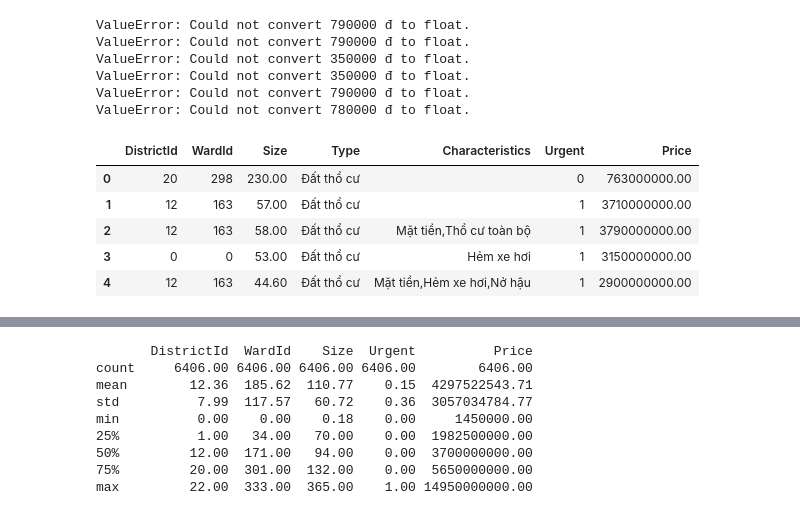
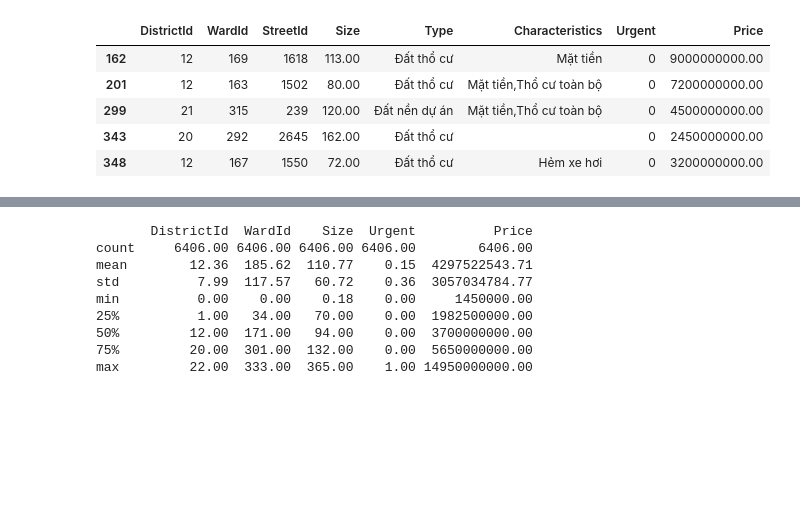
Before and after one commit to NND24/realEstatePredict, a Jupyter notebook: nhaTotPredict/dat/DuDoanDat.ipynb, the cells around one changed output, grey strips where cells are left out. Cells and saved outputs as stored; diff of their text form; code cells hidden in the pictures; blank space fills up the shorter version.

```diff
--- a/nhaTotPredict/dat/DuDoanDat.ipynb
+++ b/nhaTotPredict/dat/DuDoanDat.ipynb
@@ -400,20 +3473,16 @@ df1.head()
 
 # Handle 'location' column if it exists
 if 'address' in df1.columns:
-    # Xóa các giá trị NaN trong cột 'address'
-    df1 = df1.dropna(subset=['address'])
-
-    # Xóa các giá trị kiểu float hoặc không phải chuỗi trong cột 'address'
-    df1 = df1[df1['address'].apply(lambda x: isinstance(x, str))]
-
     # Filter out rows where 'address' contains 'Cập nhật'
     df1 = df1[~df1['address'].str.contains('Cập nhật', case=False, na=False)]
 
     # Split the 'address' into multiple parts based on ', ' and take the last two columns (district and province)
-    df1[['ward','district', 'province']] = df1['address'].apply(lambda x: pd.Series(x.split(', ')[-3:]))
+    df1[['street','ward','district', 'province']] = df1['address'].apply(lambda x: pd.Series(x.split(', ')[-4:]))
 
     # Remove "Tp " from the beginning of the 'province' column
     df1['province'] = df1['province'].str.replace(r'^Tp\s+', '', regex=True)
+
+    df1['street'] = df1['street'].str.replace(r'^\s*Đường(?!\s*(\d|số))', '', regex=True)
 
     # Drop the 'address' column after splitting
     df1.drop(columns=['address'], inplace=True)
@@ -424,11 +3493,24 @@ df1['DistrictId'] = df1['district'].apply(convert_district_to_districtId)
 # Thay thế np.nan bằng 0, sau đó chuyển cột thành kiểu int
 df1['DistrictId'] = df1['DistrictId'].fillna(0).astype(int)
 
+df1 = df1.query('DistrictId != 0')
+
 # Áp dụng hàm để chuyển đổi ward thành wardId
 df1['WardId'] = df1.apply(lambda row: convert_ward_to_wardId(row['ward'], row['DistrictId']), axis=1)
 
 # Chuyển đổi thành kiểu số nguyên nếu cần
 df1['WardId'] = df1['WardId'].fillna(0).astype(int)
+
+df1 = df1.query('WardId != 0')
+
+# Áp dụng hàm để chuyển đổi street thành streetId
+df1['street'] = df1['street'].str.strip()
+df1['StreetId'] = df1.apply(lambda row: convert_street_to_streetId(row['street'], row['WardId']), axis=1)
+
+# Chuyển đổi thành kiểu số nguyên nếu cần
+df1['StreetId'] = df1['StreetId'].fillna(0).astype(int)
+
+df1 = df1.query('StreetId != 0')
 
 # Drop rows where price is "Giá thỏa thuận"
 df1 = df1[df1['price'] != "Giá thỏa thuận"]
@@ -478,45 +3560,40 @@ IQR = Q3 - Q1
 # Identify outliers
 outliers = (df1[['price', 'size']] < (Q1 - 1.5 * IQR)) | (df1[['price', 'size']] > (Q3 + 1.5 * IQR))
 
 # Remove outliers
 df1 = df1[~outliers.any(axis=1)]
 
 df1['Size'] = df1['size']
 df1['Type'] = df1['land_type']
 df1['Characteristics'] = df1['pty_characteristics']
 df1['Urgent'] = df1['title'].apply(lambda x: 1 if 'gấp' in x.lower() or 'ngộp' in x.lower() else 0).astype(int)
 df1['Price'] = df1['price']
 
 df1.drop(columns=['ward'], inplace=True)
 df1.drop(columns=['district'], inplace=True)
+df1.drop(columns=['street'], inplace=True)
 df1.drop(columns=['pty_characteristics'], inplace=True)
 df1.drop(columns=['size'], inplace=True)
 df1.drop(columns=['price'], inplace=True)
 df1.drop(columns=['land_type'], inplace=True)
 df1.drop(columns=['price_m2'], inplace=True)
 df1.drop(columns=['property_legal_document'], inplace=True)
 df1.drop(columns=['direction'], inplace=True)
 df1.drop(columns=['province'], inplace=True)
 df1.drop(columns=['width'], inplace=True)
 df1.drop(columns=['length'], inplace=True)
 df1.drop(columns=['title'], inplace=True)
 
 
 # Display the updated DataFrame
 df1.head()
 # %% [output]
-ValueError: Could not convert 790000 đ to float.
-ValueError: Could not convert 790000 đ to float.
-ValueError: Could not convert 350000 đ to float.
-ValueError: Could not convert 350000 đ to float.
-ValueError: Could not convert 790000 đ to float.
-ValueError: Could not convert 780000 đ to float.
-|  | DistrictId | WardId | Size | Type | Characteristics | Urgent | Price |
-| 0 | 20 | 298 | 230.00 | Đất thổ cư |  | 0 | 763000000.00 |
-| 1 | 12 | 163 | 57.00 | Đất thổ cư |  | 1 | 3710000000.00 |
-| 2 | 12 | 163 | 58.00 | Đất thổ cư | Mặt tiền,Thổ cư toàn bộ | 1 | 3790000000.00 |
-| 3 | 0 | 0 | 53.00 | Đất thổ cư | Hẻm xe hơi | 1 | 3150000000.00 |
-| 4 | 12 | 163 | 44.60 | Đất thổ cư | Mặt tiền,Hẻm xe hơi,Nở hậu | 1 | 2900000000.00 |
+|  | DistrictId | WardId | StreetId | Size | Type | Characteristics | Urgent | Price |
+| 162 | 12 | 169 | 1618 | 113.00 | Đất thổ cư | Mặt tiền | 0 | 9000000000.00 |
+| 201 | 12 | 163 | 1502 | 80.00 | Đất thổ cư | Mặt tiền,Thổ cư toàn bộ | 0 | 7200000000.00 |
+| 299 | 21 | 315 | 239 | 120.00 | Đất nền dự án | Mặt tiền,Thổ cư toàn bộ | 0 | 4500000000.00 |
+| 343 | 20 | 292 | 2645 | 162.00 | Đất thổ cư |  | 0 | 2450000000.00 |
+| 348 | 12 | 167 | 1550 | 72.00 | Đất thổ cư | Hẻm xe hơi | 0 | 3200000000.00 |
 # %%
 # Kiểm tra giá trị thiếu
 print(df1.isnull().sum())
```
Also changed, not shown: parts of 2 cells of this notebook, 17 other files.
